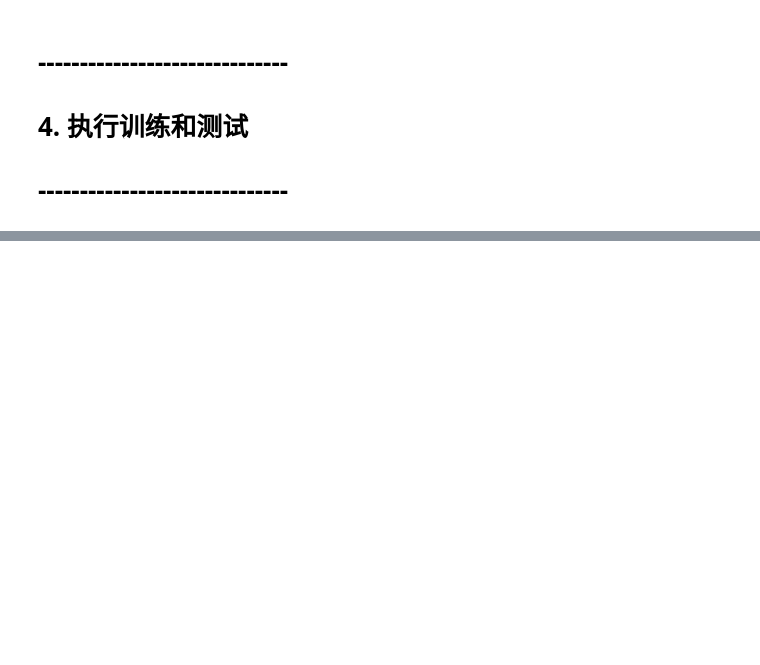
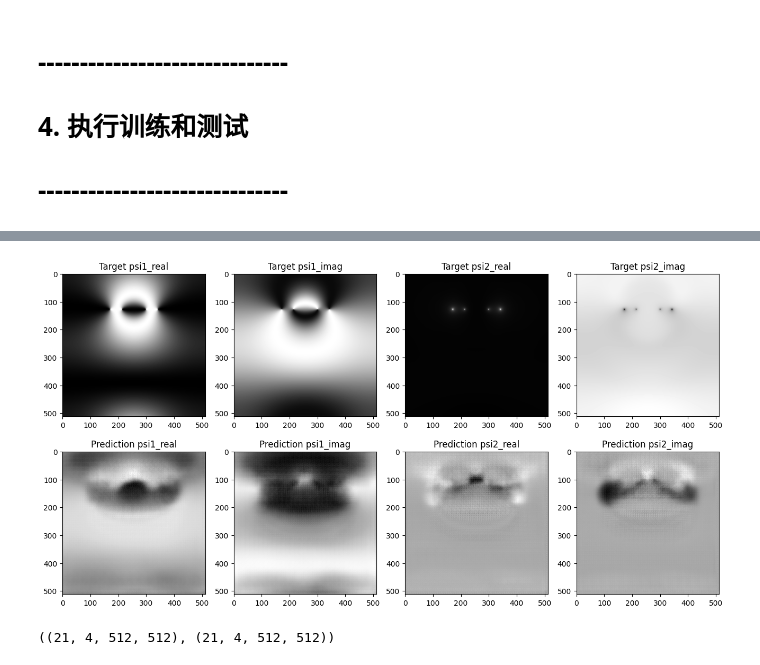
Before and after one commit to jackyvava/SR_waveFunction, a Jupyter notebook: code_1108.ipynb, the cells around one changed output, grey strips where cells are left out. Saved outputs shown, nothing was run; the diff lists cells and outputs as text; code cells hidden in the pictures; blank space fills up the shorter version.

```diff
--- a/code_1108.ipynb
+++ b/code_1108.ipynb
@@ -447,0 +520,25 @@ plt.show()
+# %%
+# 加载预测数据和真实数据
+predictions = np.load('predictions.npy')
+targets = np.load('targets.npy')
+
+# 绘制第一个样本的预测和真实数据对比
+import matplotlib.pyplot as plt
+
+# 假设预测和真实数据的形状是 (num_samples, 4, 512, 512)
+fig, axes = plt.subplots(2, 4, figsize=(16, 8))
+
+# 绘制 psi1_real, psi1_imag, psi2_real, psi2_imag 的预测和真实数据对比
+titles = ['psi1_real', 'psi1_imag', 'psi2_real', 'psi2_imag']
+for i in range(4):
+    # 真实数据
+    axes[0, i].imshow(targets[0, i], cmap='gray')
+    axes[0, i].set_title(f"Target {titles[i]}")
+
+    # 预测数据
+    axes[1, i].imshow(predictions[0, i], cmap='gray')
+    axes[1, i].set_title(f"Prediction {titles[i]}")
+
+plt.show()
+# %% [output]
+[figure, added]
@@ -447,0 +556,4 @@ plt.show()
+# %%
+all_targets.shape,all_predictions.shape
+# %% [output]
+((21, 4, 512, 512), (21, 4, 512, 512))
```
Also changed, not shown: parts of 10 cells of this notebook.
